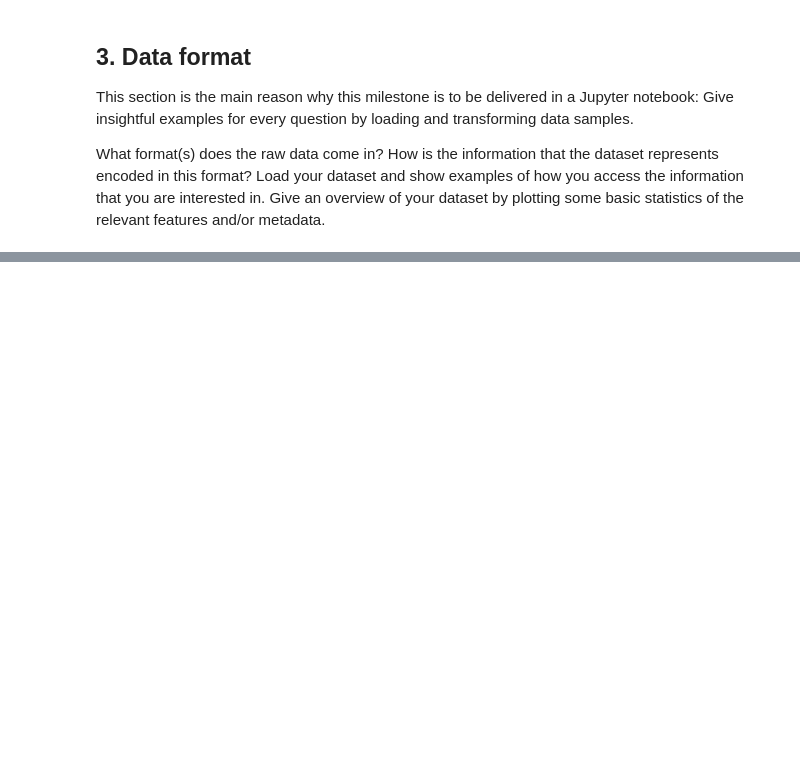
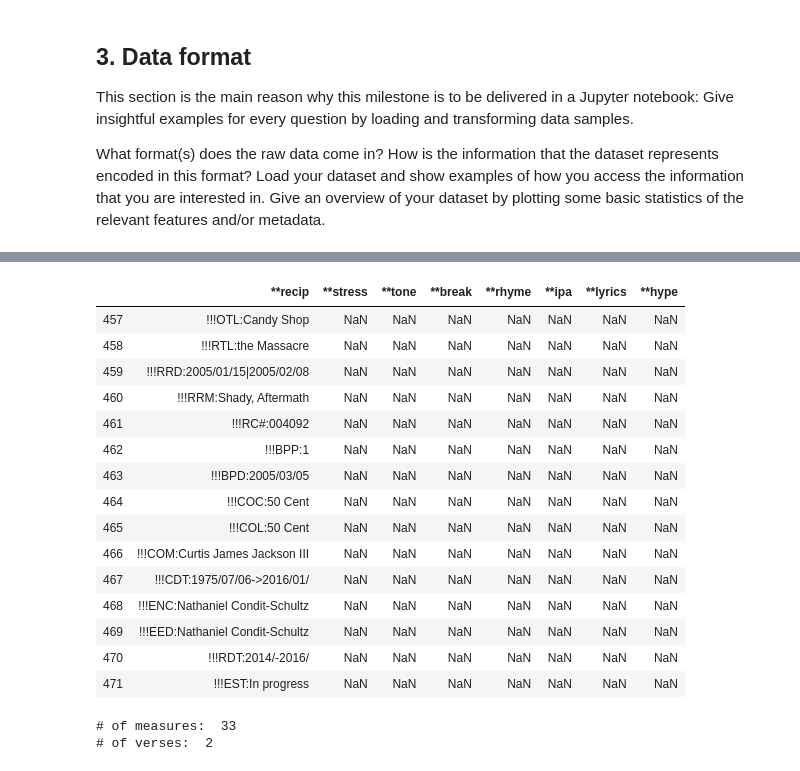
Before and after one commit to haeeunkim/dh401, a Jupyter notebook: milestone2-haeeun.ipynb, the cells around one changed output, grey strips where cells are left out. Saved outputs shown, nothing was run; the diff lists cells and outputs as text; code cells hidden in the pictures; blank space fills up the shorter version.

```diff
--- a/milestone2-haeeun.ipynb
+++ b/milestone2-haeeun.ipynb
@@ -74,0 +141,32 @@ encoding french dataset: xml file -> to humdrum
+# %%
+# check the rows with na
+
+sample[sample.isnull().any(axis=1)]
+# na rows are metadata rows. We are safe to proceed.
+# %% [output]
+|  | **recip | **stress | **tone | **break | **rhyme | **ipa | **lyrics | **hype |
+| 457 | !!!OTL:Candy Shop | NaN | NaN | NaN | NaN | NaN | NaN | NaN |
+| 458 | !!!RTL:the Massacre | NaN | NaN | NaN | NaN | NaN | NaN | NaN |
+| 459 | !!!RRD:2005/01/15|2005/02/08 | NaN | NaN | NaN | NaN | NaN | NaN | NaN |
+| 460 | !!!RRM:Shady, Aftermath | NaN | NaN | NaN | NaN | NaN | NaN | NaN |
+| 461 | !!!RC#:004092 | NaN | NaN | NaN | NaN | NaN | NaN | NaN |
+| 462 | !!!BPP:1 | NaN | NaN | NaN | NaN | NaN | NaN | NaN |
+| 463 | !!!BPD:2005/03/05 | NaN | NaN | NaN | NaN | NaN | NaN | NaN |
+| 464 | !!!COC:50 Cent | NaN | NaN | NaN | NaN | NaN | NaN | NaN |
+| 465 | !!!COL:50 Cent | NaN | NaN | NaN | NaN | NaN | NaN | NaN |
+| 466 | !!!COM:Curtis James Jackson III | NaN | NaN | NaN | NaN | NaN | NaN | NaN |
+| 467 | !!!CDT:1975/07/06->2016/01/ | NaN | NaN | NaN | NaN | NaN | NaN | NaN |
+| 468 | !!!ENC:Nathaniel Condit-Schultz | NaN | NaN | NaN | NaN | NaN | NaN | NaN |
+| 469 | !!!EED:Nathaniel Condit-Schultz | NaN | NaN | NaN | NaN | NaN | NaN | NaN |
+| 470 | !!!RDT:2014/-2016/ | NaN | NaN | NaN | NaN | NaN | NaN | NaN |
+| 471 | !!!EST:In progress | NaN | NaN | NaN | NaN | NaN | NaN | NaN |
+# %%
+# count the measure indicators and verse indicators
+measures = sample['**recip'][sample['**recip'].apply(lambda x: '=' in x)]
+verses = sample['**recip'][sample['**recip'].apply(lambda x: 'Verse' in x)]
+
+print('# of measures: ', measures.shape[0])
+print('# of verses: ', verses.shape[0])
+# %% [output]
+# of measures:  33
+# of verses:  2
```
Also changed, not shown: parts of 22 cells of this notebook.
